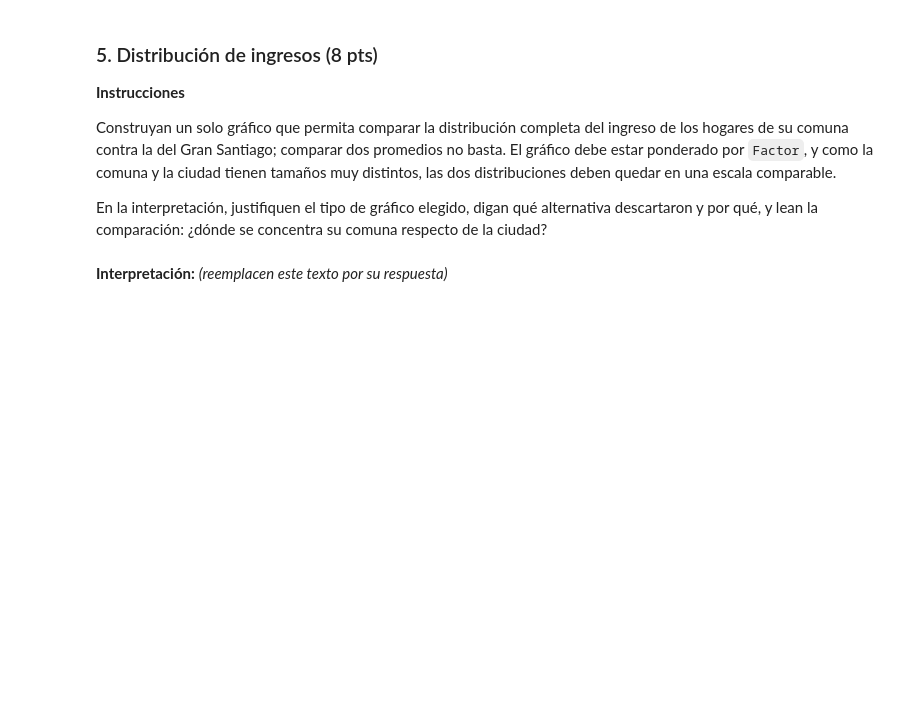
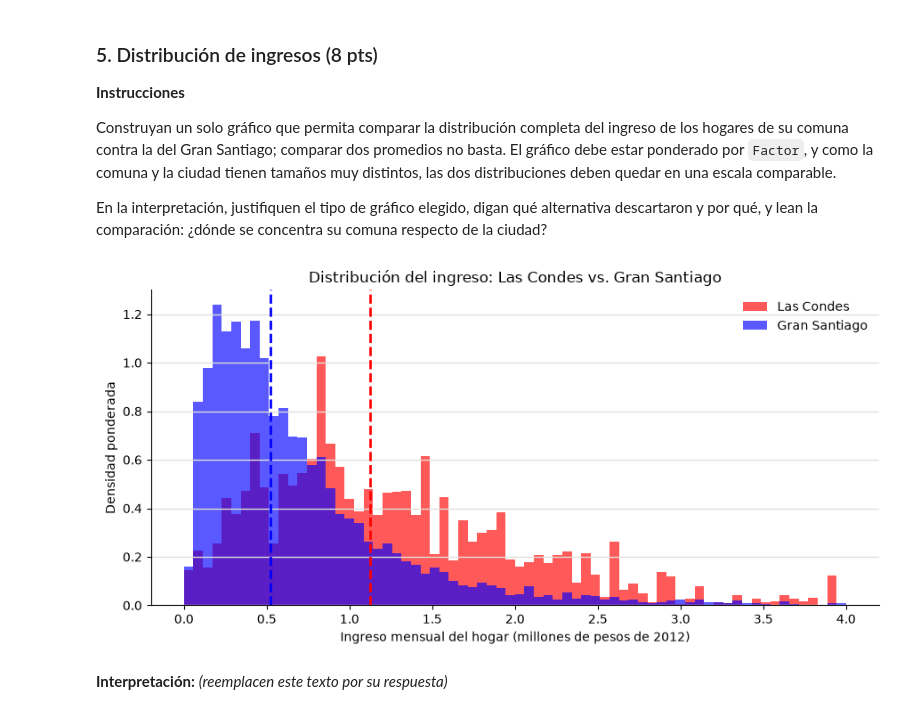
Before and after one commit to gonzzza-lol/cienciaDatos, a Jupyter notebook: tarea1_Suarez_Gutierrez.ipynb, the cells around one changed output. Saved outputs shown, nothing was run; the diff lists cells and outputs as text; code cells hidden in the pictures; blank space fills up the shorter version.

```diff
--- a/tarea1_Suarez_Gutierrez.ipynb
+++ b/tarea1_Suarez_Gutierrez.ipynb
@@ -366,7 +366,44 @@ En la interpretación, justifiquen el tipo de gráfico elegido, digan qué
 alternativa descartaron y por qué, y lean la comparación: ¿dónde se concentra su
 comuna respecto de la ciudad?
 # %%
-# Su código (agreguen las celdas que necesiten)
+hogaresLC_limpio = hogaresLasCondes[["IngresoHogar", "Factor"]].dropna()
+hogaresLC_limpio = hogaresLC_limpio[hogaresLC_limpio["Factor"] > 0]
+hogares_limpio = hogares[["IngresoHogar", "Factor"]].dropna()
+hogares_limpio = hogares_limpio[hogares_limpio["Factor"] > 0]
+
+ingresosLasCondes = hogaresLC_limpio["IngresoHogar"].values / 1e6
+ingresos = hogares_limpio["IngresoHogar"].values / 1e6
+weightsLasCondes = hogaresLC_limpio["Factor"].values
+weights = hogares_limpio["Factor"].values
+
+medLC = cuantiles_ponderados(hogaresLC_limpio["IngresoHogar"], hogaresLC_limpio["Factor"], 0.50) / 1e6
+medGS = cuantiles_ponderados(hogares_limpio["IngresoHogar"], hogares_limpio["Factor"], 0.50) / 1e6
+
+fig, ax = plt.subplots(figsize=(9, 4.5))
+bins = np.linspace(0, 4, 71)
+colorLC = "red"
+colorGS = "blue"
+
+ax.hist(ingresosLasCondes, bins=bins, weights=weightsLasCondes, density=True,
+        alpha=0.65, color=colorLC, edgecolor="none",
+        label="Las Condes")
+ax.hist(ingresos, bins=bins, weights=weights, density=True,
+        alpha=0.65, color=colorGS, edgecolor="none",
+        label="Gran Santiago")
+
+ax.axvline(medLC, color=colorLC, lw=2, ls="--")
+ax.axvline(medGS, color=colorGS, lw=2, ls="--")
+
+ax.set_xlabel("Ingreso mensual del hogar (millones de pesos de 2012)")
+ax.set_ylabel("Densidad ponderada")
+ax.set_title("Distribución del ingreso: Las Condes vs. Gran Santiago")
+ax.legend(frameon=False)
+ax.spines[["top", "right"]].set_visible(False)
+ax.grid(axis="y", color="#e1e0d9", lw=1)
+plt.tight_layout()
+plt.show()
+# %% [output]
+[figure, added]
 # %% [markdown]
 **Interpretación:** *(reemplacen este texto por su respuesta)*
 # %% [markdown]
```
Also changed, not shown: parts of 3 cells of this notebook, 2 other files.
